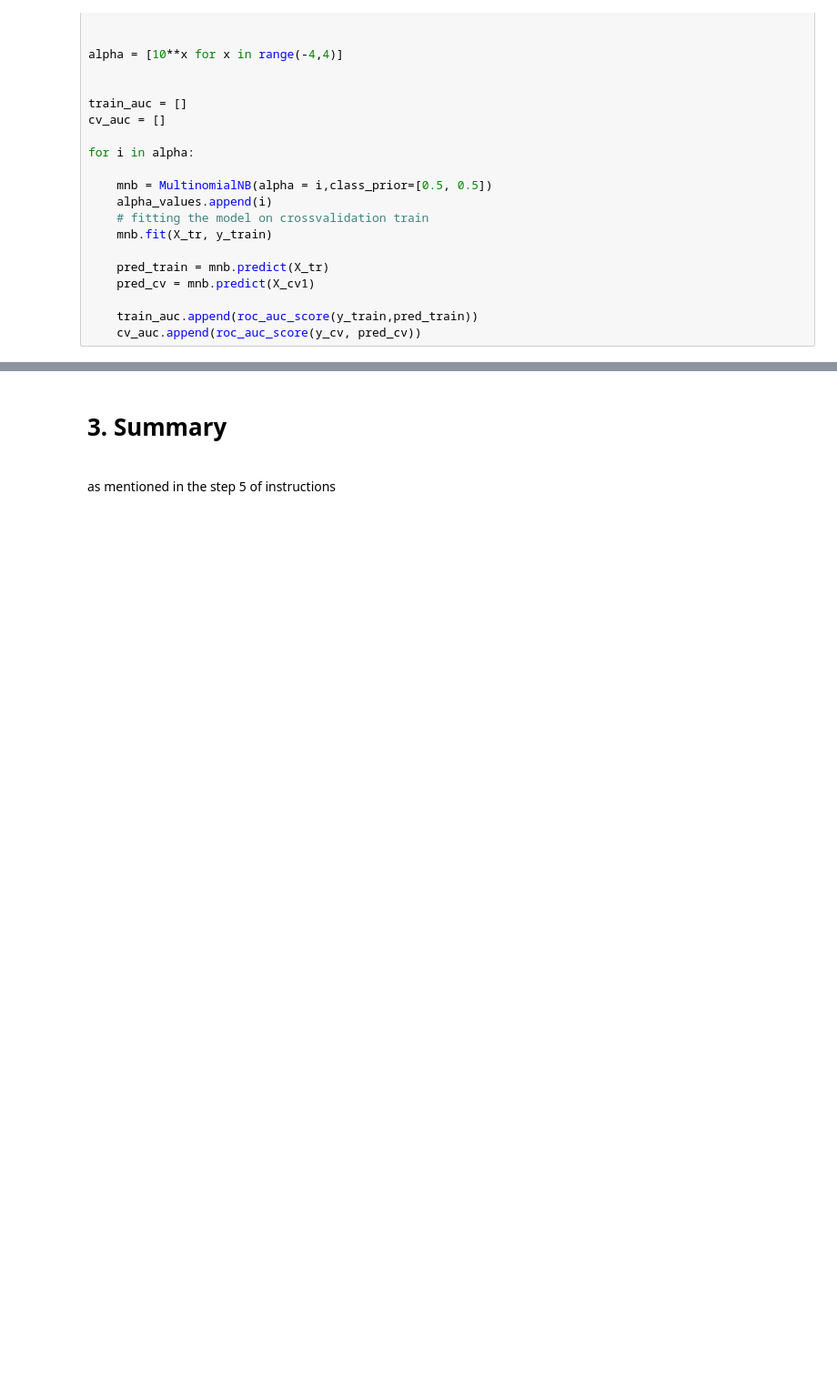
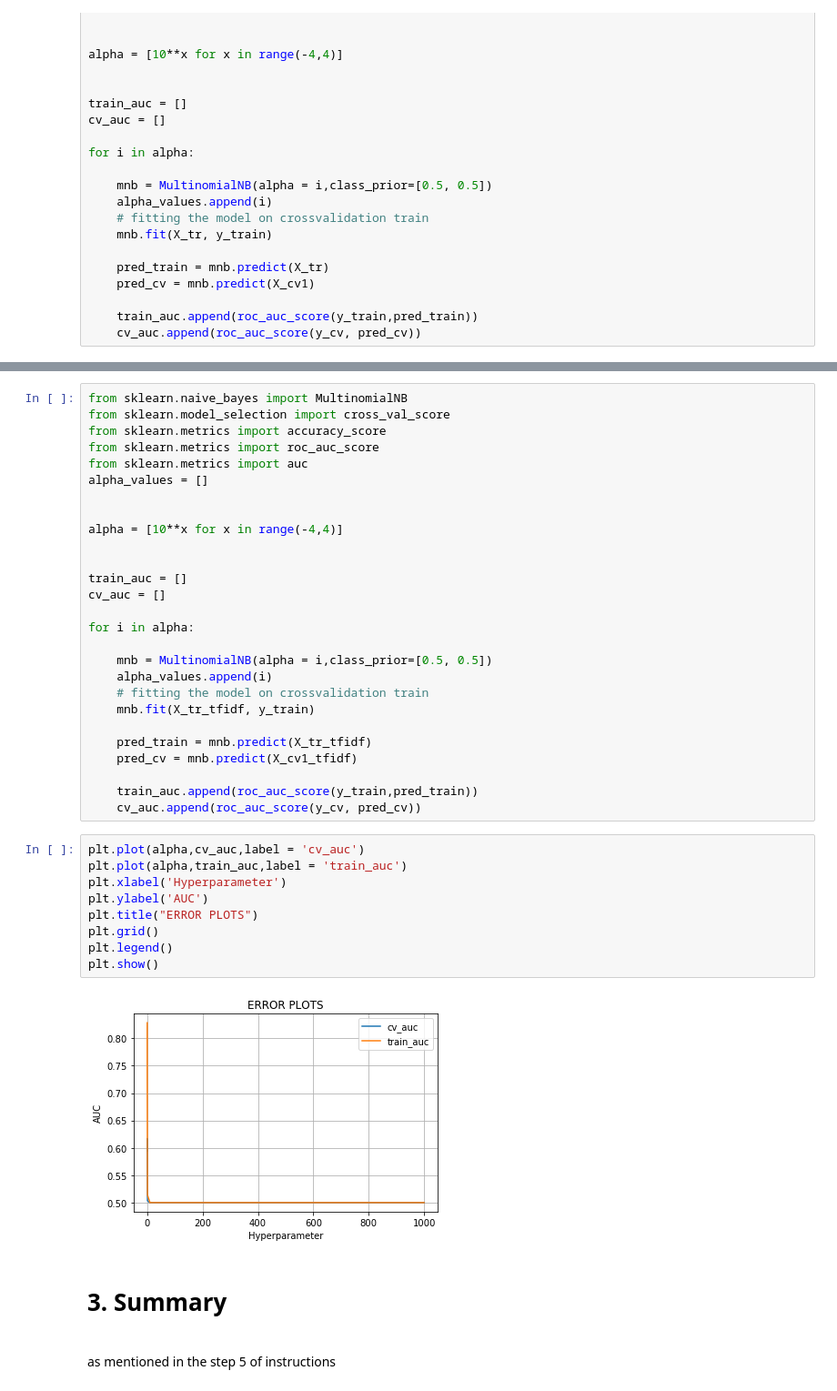
Before and after one commit to manasa-rajesh/DonorsChoose, a Jupyter notebook: Naive_Bayes.ipynb, the cells around one changed output, grey strips where cells are left out. Shown at 91% size. Saved outputs shown, nothing was run; the diff lists cells and outputs as text; blank space fills up the shorter version.

Commit message:
Naive Bayes in DonorsChoose

```diff
--- a/Naive_Bayes.ipynb
+++ b/Naive_Bayes.ipynb
@@ -282,3 +293,41 @@ for i in alpha:
+# %%
+from sklearn.naive_bayes import MultinomialNB
+from sklearn.model_selection import cross_val_score
+from sklearn.metrics import accuracy_score
+from sklearn.metrics import roc_auc_score
+from sklearn.metrics import auc
+alpha_values = []
+
+
+alpha = [10**x for x in range(-4,4)]
+
+
+train_auc = []
+cv_auc = []
+
+for i in alpha:
+
+    mnb = MultinomialNB(alpha = i,class_prior=[0.5, 0.5])
+    alpha_values.append(i)
+    # fitting the model on crossvalidation train
+    mnb.fit(X_tr_tfidf, y_train)
+
+    pred_train = mnb.predict(X_tr_tfidf)
+    pred_cv = mnb.predict(X_cv1_tfidf)
+
+    train_auc.append(roc_auc_score(y_train,pred_train))
+    cv_auc.append(roc_auc_score(y_cv, pred_cv))
+# %%
+plt.plot(alpha,cv_auc,label = 'cv_auc')
+plt.plot(alpha,train_auc,label = 'train_auc')
+plt.xlabel('Hyperparameter')
+plt.ylabel('AUC')
+plt.title("ERROR PLOTS")
+plt.grid()
+plt.legend()
+plt.show()
+# %% [output]
+[figure, added]
 # %% [markdown]
 <h1>3. Summary</h1>
 
```
Also changed, not shown: parts of 1 cell of this notebook.
